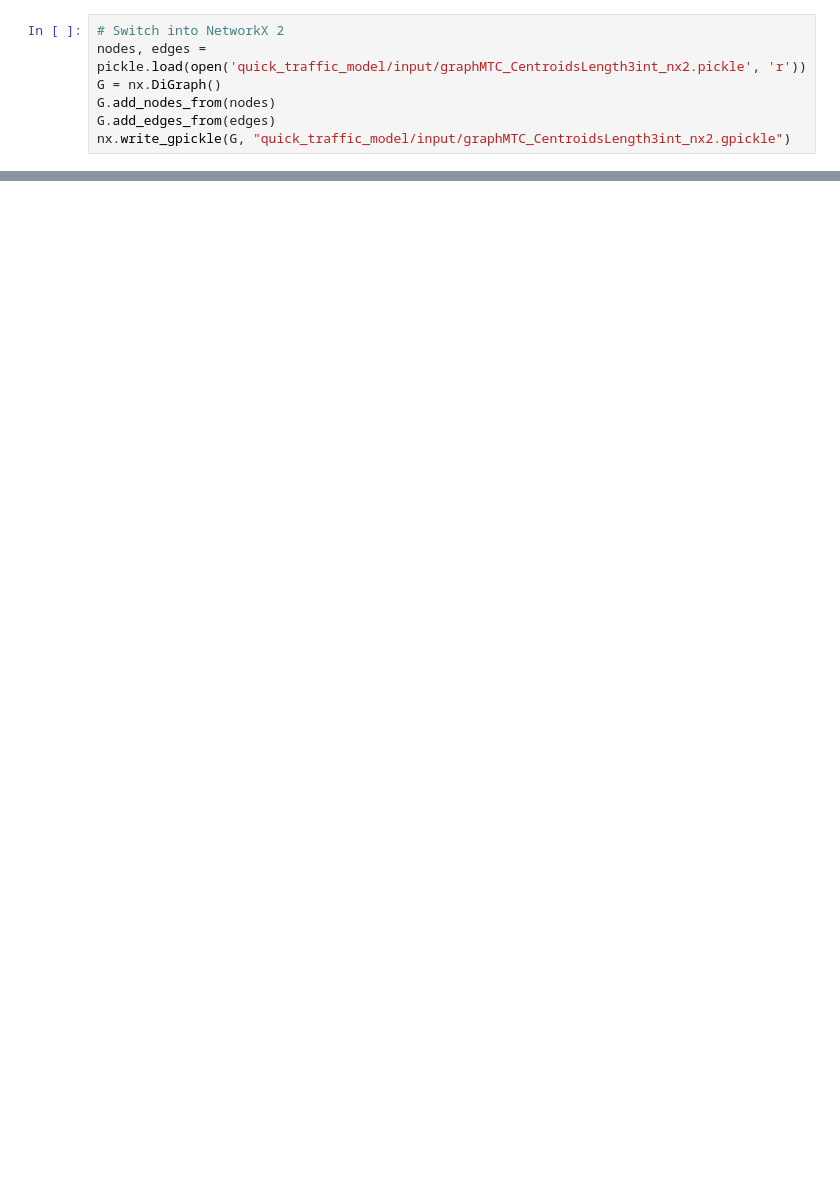
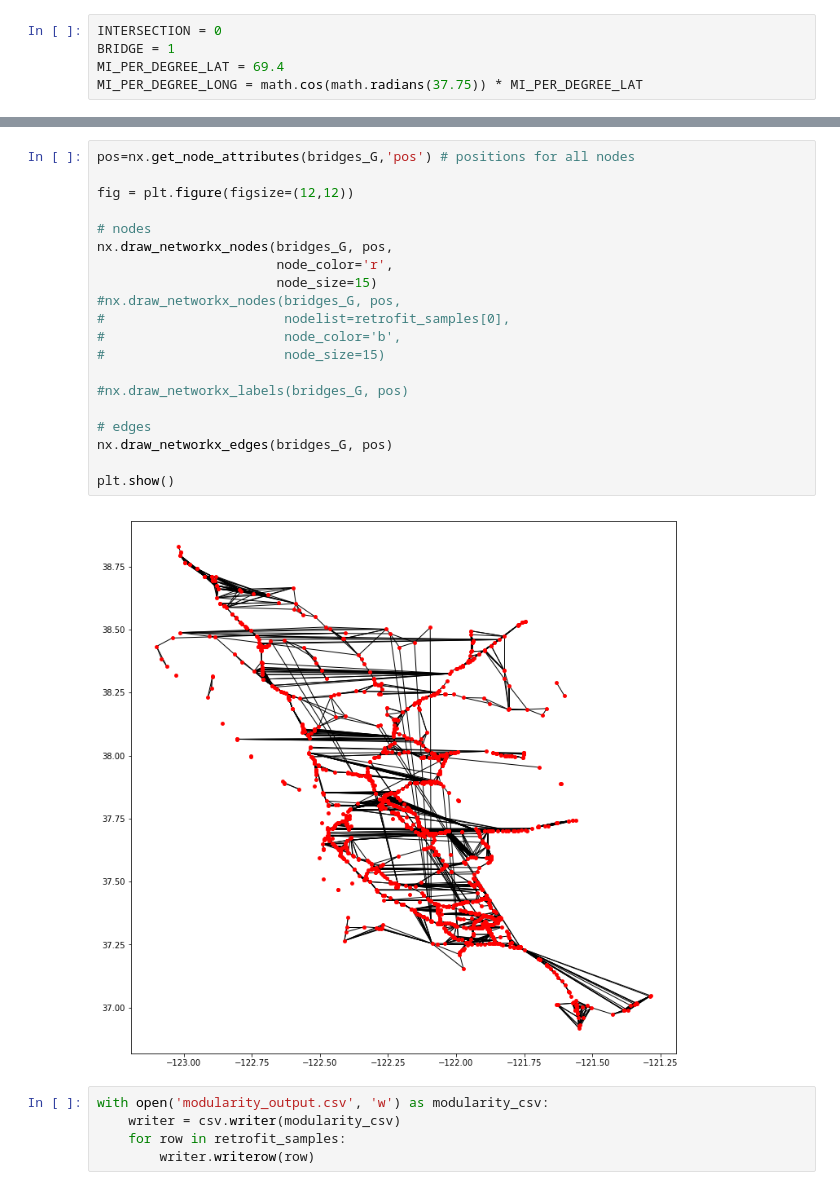
Before and after one commit to rsyoung96/bridgenet, a Jupyter notebook: generate_networks.ipynb, the cells around one changed output, grey strips where cells are left out. Cells and saved outputs as stored; diff of their text form; blank space fills up the shorter version.

Commit message:
generate networks close to realistic, and added results analysis

```diff
--- a/generate_networks.ipynb
+++ b/generate_networks.ipynb
@@ -17,10 +12,8 @@ pickle.dump([G.nodes(data=True), G.edges(data=True)], open('quick_traffic_model/
-# %%
-# Switch into NetworkX 2
-nodes, edges = pickle.load(open('quick_traffic_model/input/graphMTC_CentroidsLength3int_nx2.pickle', 'r'))
-G = nx.DiGraph()
-G.add_nodes_from(nodes)
-G.add_edges_from(edges)
-nx.write_gpickle(G, "quick_traffic_model/input/graphMTC_CentroidsLength3int_nx2.gpickle")
+# %%
+INTERSECTION = 0
+BRIDGE = 1
+MI_PER_DEGREE_LAT = 69.4
+MI_PER_DEGREE_LONG = math.cos(math.radians(37.75)) * MI_PER_DEGREE_LAT
 # %%
 # Load road network
 H = nx.read_gpickle("quick_traffic_model/input/graphMTC_CentroidsLength3int_nx2.gpickle")
@@ -215,0 +206,27 @@ b1717
+# %%
+pos=nx.get_node_attributes(bridges_G,'pos') # positions for all nodes
+
+fig = plt.figure(figsize=(12,12))
+
+# nodes
+nx.draw_networkx_nodes(bridges_G, pos,
+                       node_color='r',
+                       node_size=15)
+#nx.draw_networkx_nodes(bridges_G, pos,
+#                       nodelist=retrofit_samples[0],
+#                       node_color='b',
+#                       node_size=15)
+
+#nx.draw_networkx_labels(bridges_G, pos)
+
+# edges
+nx.draw_networkx_edges(bridges_G, pos)
+
+plt.show()
+# %% [output]
+[figure, added]
+# %%
+with open('modularity_output.csv', 'w') as modularity_csv:
+    writer = csv.writer(modularity_csv)
+    for row in retrofit_samples:
+        writer.writerow(row)
```
Also changed, not shown: parts of 12 cells of this notebook, 1 other file.
